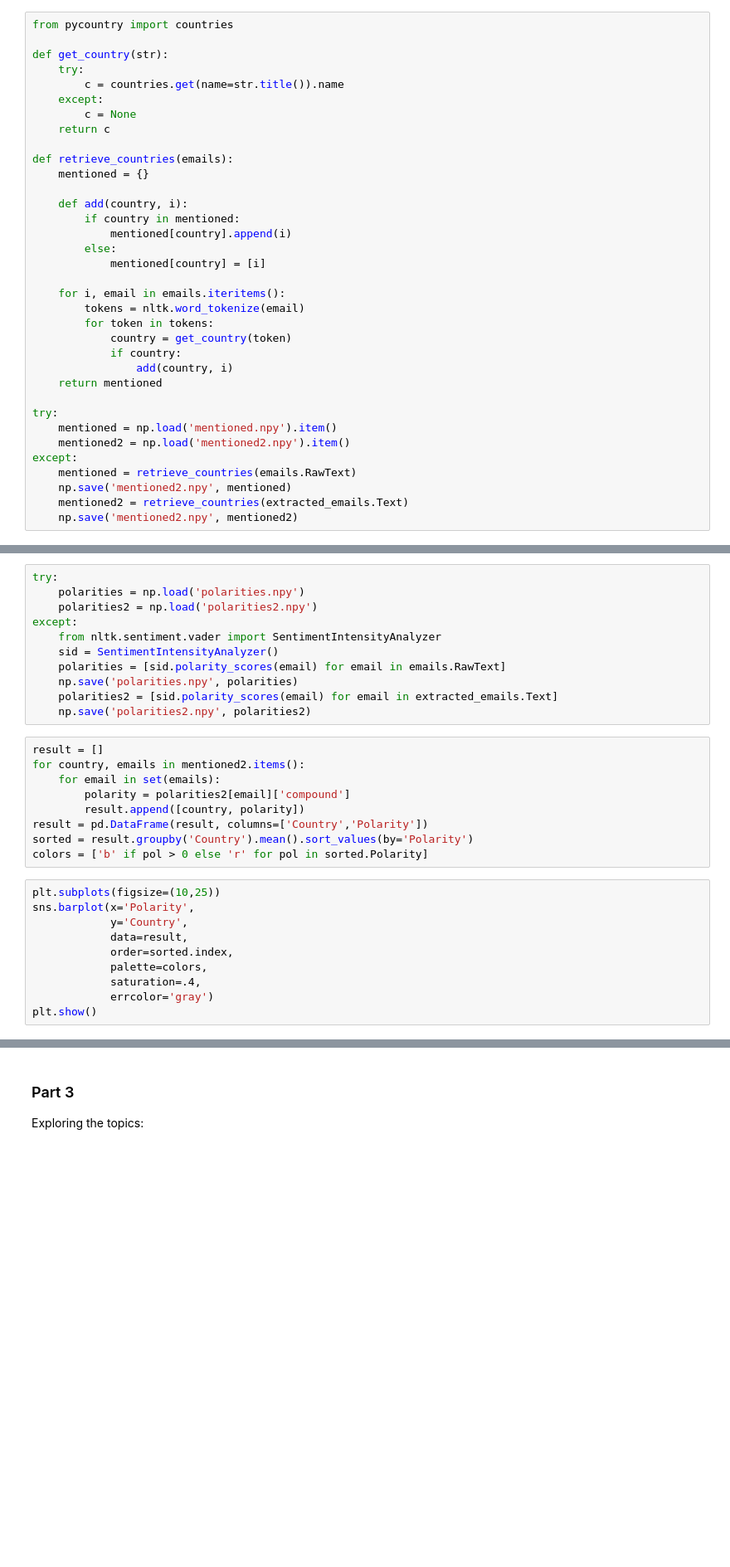
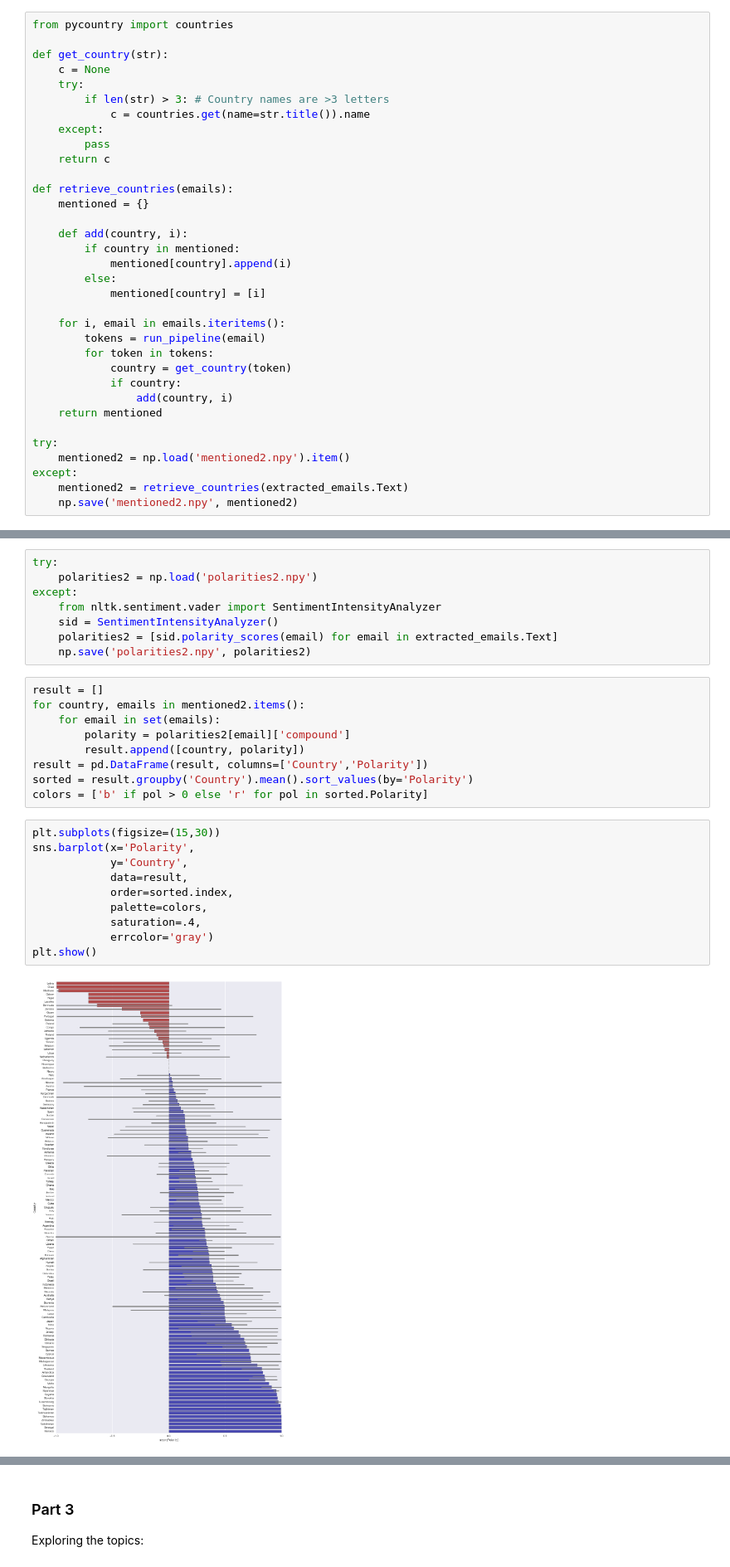
Before and after one commit to fdevillard/ada-homeworks, a Jupyter notebook: 05 - Taming Text/HW5.ipynb, the cells around one changed output, grey strips where cells are left out. Shown: that part at 83% size. Drawn from its saved outputs; the diff is of its cells as text; blank space fills up the shorter version.

```diff
--- a/05 - Taming Text/HW5.ipynb
+++ b/05 - Taming Text/HW5.ipynb
@@ -124,10 +123,12 @@ _When trying with abbreviations we get a lot of false results._
 from pycountry import countries
 
 def get_country(str):
+    c = None
     try:
-        c = countries.get(name=str.title()).name
+        if len(str) > 3: # Country names are >3 letters
+            c = countries.get(name=str.title()).name
     except:
-        c = None
+        pass
     return c
 
 def retrieve_countries(emails):
@@ -140,7 +141,7 @@ def retrieve_countries(emails):
             mentioned[country] = [i]
 
     for i, email in emails.iteritems():
-        tokens = nltk.word_tokenize(email)
+        tokens = run_pipeline(email)
         for token in tokens:
             country = get_country(token)
             if country:
@@ -148,24 +149,18 @@ def retrieve_countries(emails):
     return mentioned
 
 try:
-    mentioned = np.load('mentioned.npy').item()
     mentioned2 = np.load('mentioned2.npy').item()
 except:
-    mentioned = retrieve_countries(emails.RawText)
-    np.save('mentioned2.npy', mentioned)
     mentioned2 = retrieve_countries(extracted_emails.Text)
     np.save('mentioned2.npy', mentioned2)
 # %% [markdown]
 Now we compute the polarities using NLTK vader package:
 # %%
 try:
-    polarities = np.load('polarities.npy')
     polarities2 = np.load('polarities2.npy')
 except:
     from nltk.sentiment.vader import SentimentIntensityAnalyzer
     sid = SentimentIntensityAnalyzer()
-    polarities = [sid.polarity_scores(email) for email in emails.RawText]
-    np.save('polarities.npy', polarities)
     polarities2 = [sid.polarity_scores(email) for email in extracted_emails.Text]
     np.save('polarities2.npy', polarities2)
 # %%
@@ -178,12 +173,14 @@ result = pd.DataFrame(result, columns=['Country','Polarity'])
 sorted = result.groupby('Country').mean().sort_values(by='Polarity')
 colors = ['b' if pol > 0 else 'r' for pol in sorted.Polarity]
 # %%
-plt.subplots(figsize=(10,25))
+plt.subplots(figsize=(15,30))
 sns.barplot(x='Polarity',
             y='Country',
             data=result,
             order=sorted.index,
             palette=colors,
             saturation=.4,
             errcolor='gray')
 plt.show()
+# %% [output]
+[figure, added]
```
Also changed, not shown: parts of 23 cells of this notebook, 8 other files.
